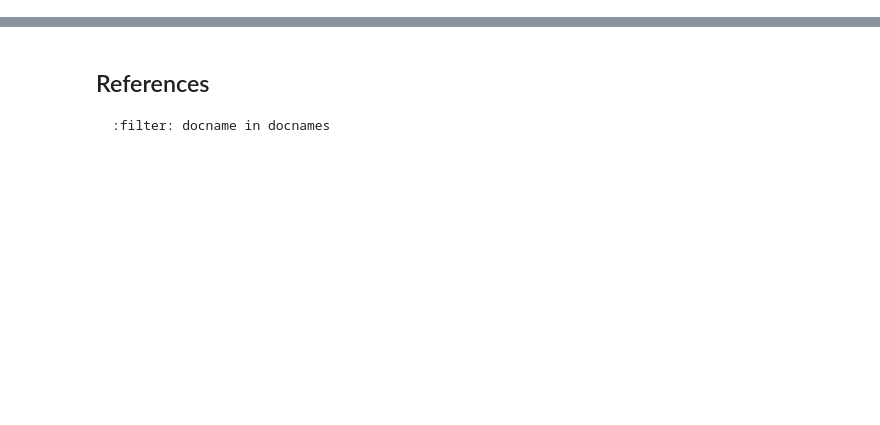
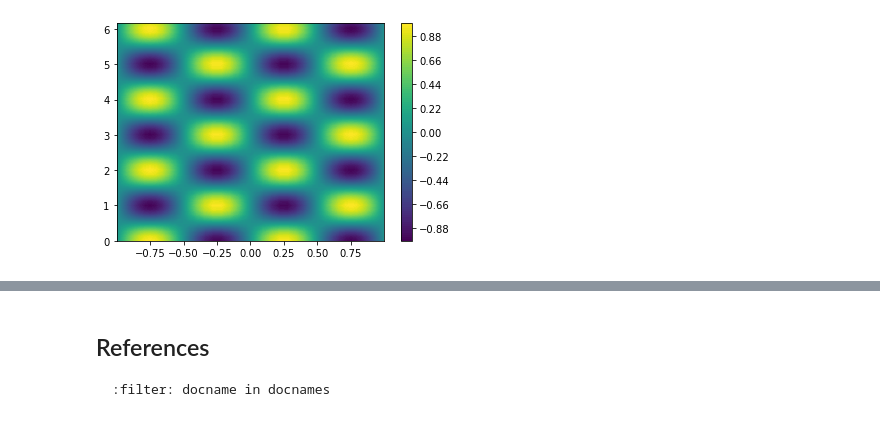
Before and after one commit to mikaem/jbhomepage, a Jupyter notebook: _sources/content/research/spectraldns.ipynb, the cells around one changed output, grey strips where cells are left out. Cells and saved outputs as stored; diff of their text form; code cells hidden in the pictures; blank space fills up the shorter version.

```diff
--- a/_sources/content/research/spectraldns.ipynb
+++ b/_sources/content/research/spectraldns.ipynb
@@ -109,3 +72,21 @@ plt.show()
+# %%
+from sympy import symbols, cos, sin, pi
+from shenfun import *
+import matplotlib.pyplot as plt
+%matplotlib inline
+
+x, y = symbols("x,y")
+
+C = FunctionSpace(50, 'Chebyshev')
+F = FunctionSpace(50, 'Fourier', dtype='d')
+T = TensorProductSpace(comm, (C, F))
+u = project(sin(2*pi*x)*cos(pi*y), T)
+X = T.local_mesh(True)
+plt.contourf(X[0], X[1], u.backward(), 100)
+plt.colorbar()
+plt.show()
+# %% [output]
+[figure, added]
 # %% [markdown]
 ## mpi4py-fft
 
```
Also changed, not shown: parts of 3 cells of this notebook, 17 other files.
